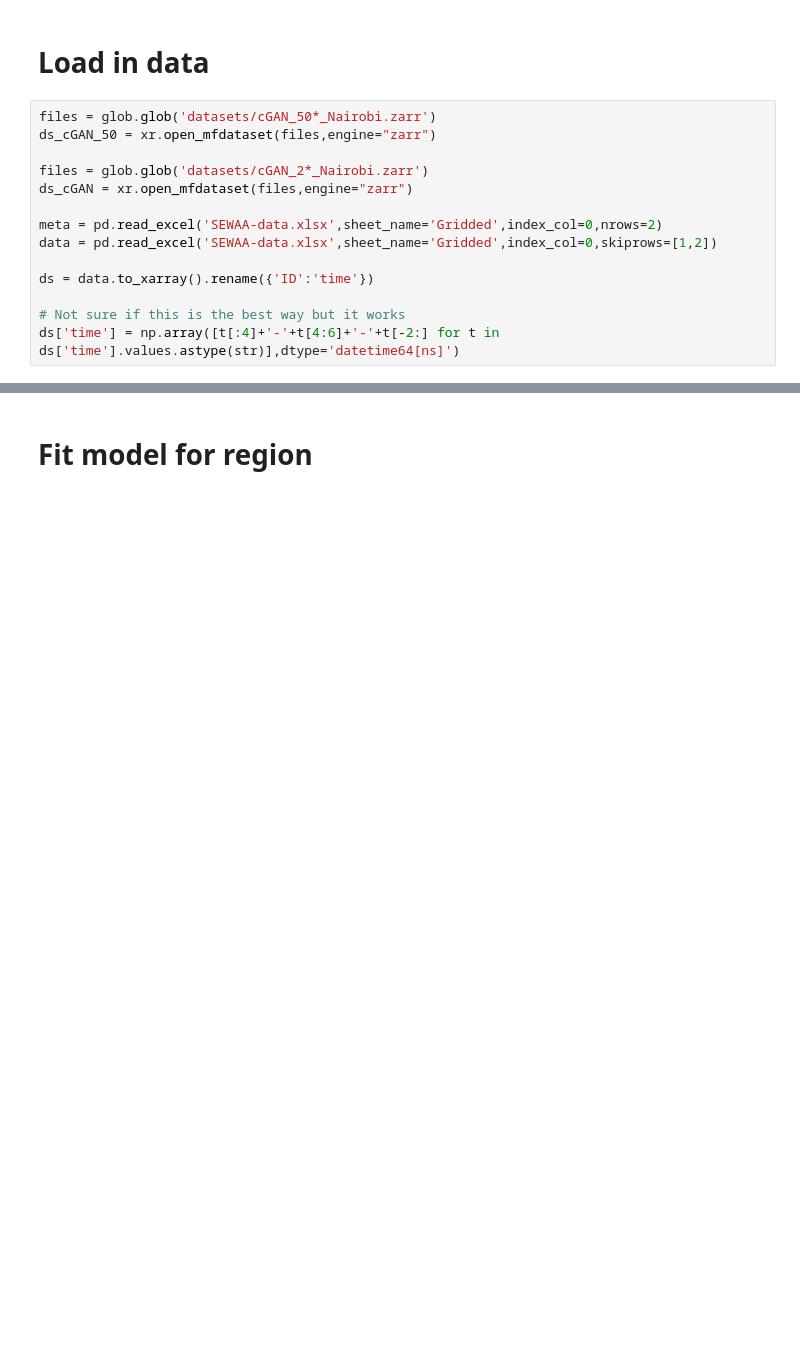
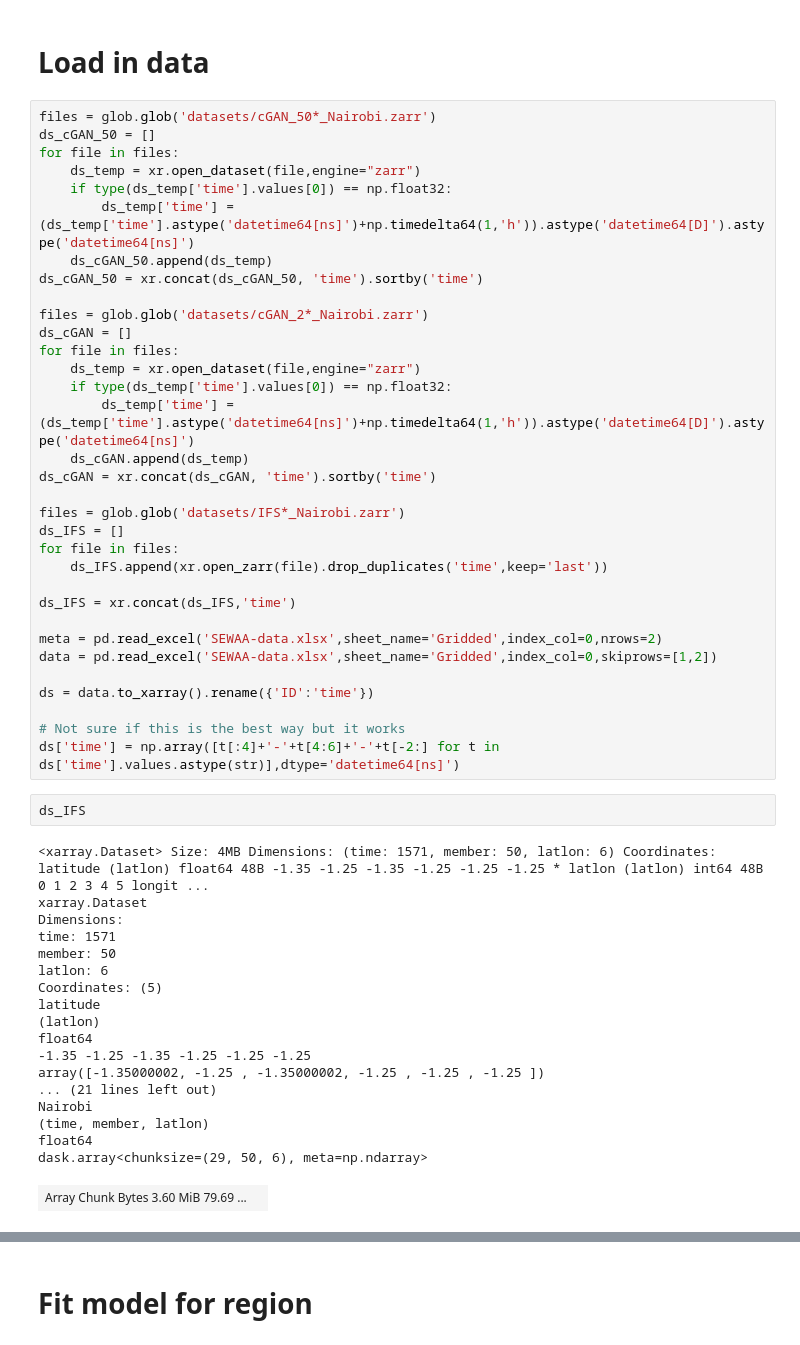
Before and after one commit to snath-xoc/Tutorial_SEWAA_27112024, a Jupyter notebook: Fitting_logistig_regression.ipynb, the cells around one changed output, grey strips where cells are left out. Cells and saved outputs as stored; diff of their text form; blank space fills up the shorter version.

```diff
--- a/Fitting_logistig_regression.ipynb
+++ b/Fitting_logistig_regression.ipynb
@@ -59,10 +61,29 @@ def bounding_box(region,points,min_x=box_left,max_x=box_right,min_y=box_down,max
 # Load in data
 # %%
 files = glob.glob('datasets/cGAN_50*_Nairobi.zarr')
-ds_cGAN_50 = xr.open_mfdataset(files,engine="zarr")
+ds_cGAN_50 = []
+for file in files:
+    ds_temp = xr.open_dataset(file,engine="zarr")
+    if type(ds_temp['time'].values[0]) == np.float32:
+        ds_temp['time'] = (ds_temp['time'].astype('datetime64[ns]')+np.timedelta64(1,'h')).astype('datetime64[D]').astype('datetime64[ns]')
+    ds_cGAN_50.append(ds_temp)
+ds_cGAN_50 = xr.concat(ds_cGAN_50, 'time').sortby('time')
 
 files = glob.glob('datasets/cGAN_2*_Nairobi.zarr')
-ds_cGAN = xr.open_mfdataset(files,engine="zarr")
+ds_cGAN = []
+for file in files:
+    ds_temp = xr.open_dataset(file,engine="zarr")
+    if type(ds_temp['time'].values[0]) == np.float32:
+        ds_temp['time'] = (ds_temp['time'].astype('datetime64[ns]')+np.timedelta64(1,'h')).astype('datetime64[D]').astype('datetime64[ns]')
+    ds_cGAN.append(ds_temp)
+ds_cGAN = xr.concat(ds_cGAN, 'time').sortby('time')
+
+files = glob.glob('datasets/IFS*_Nairobi.zarr')
+ds_IFS = []
+for file in files:
+    ds_IFS.append(xr.open_zarr(file).drop_duplicates('time',keep='last'))
+
+ds_IFS = xr.concat(ds_IFS,'time')
 
 meta = pd.read_excel('SEWAA-data.xlsx',sheet_name='Gridded',index_col=0,nrows=2)
 data = pd.read_excel('SEWAA-data.xlsx',sheet_name='Gridded',index_col=0,skiprows=[1,2])
@@ -71,3 +92,24 @@ ds = data.to_xarray().rename({'ID':'time'})
 
 # Not sure if this is the best way but it works
 ds['time'] = np.array([t[:4]+'-'+t[4:6]+'-'+t[-2:] for t in ds['time'].values.astype(str)],dtype='datetime64[ns]')
+# %%
+ds_IFS
+# %% [output]
+<xarray.Dataset> Size: 4MB Dimensions: (time: 1571, member: 50, latlon: 6) Coordinates: latitude (latlon) float64 48B -1.35 -1.25 -1.35 -1.25 -1.25 -1.25 * latlon (latlon) int64 48B 0 1 2 3 4 5 longit ...
+xarray.Dataset
+Dimensions:
+time: 1571
+member: 50
+latlon: 6
+Coordinates: (5)
+latitude
+(latlon)
+float64
+-1.35 -1.25 -1.35 -1.25 -1.25 -1.25
+array([-1.35000002, -1.25 , -1.35000002, -1.25 , -1.25 , -1.25 ])
+... (21 lines left out)
+Nairobi
+(time, member, latlon)
+float64
+dask.array<chunksize=(29, 50, 6), meta=np.ndarray>
+| Array Chunk Bytes 3.60 MiB 79.69 ... |  |
```
Also changed, not shown: parts of 10 cells of this notebook, 1 other file.
